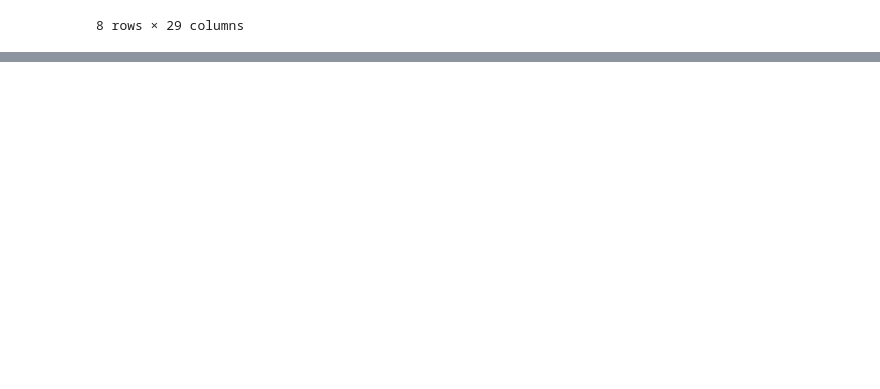
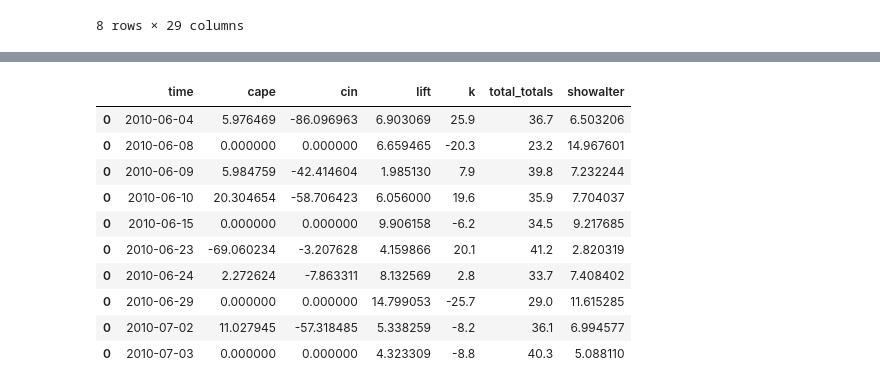
Before and after one commit to NietoCurcio/atmoseer, a Jupyter notebook: notebooks/eda_sounding.ipynb, the cells around one changed output, grey strips where cells are left out. Cells and saved outputs as stored; diff of their text form; code cells hidden in the pictures; blank space fills up the shorter version.

```diff
--- a/notebooks/eda_sounding.ipynb
+++ b/notebooks/eda_sounding.ipynb
@@ -838,0 +955,3 @@ df.describe()
+# %%
+test(df1)
+# %% [output]
@@ -838,0 +968,11 @@ df.describe()
+|  | time | cape | cin | lift | k | total_totals | showalter |
+| 0 | 2010-06-04 | 5.976469 | -86.096963 | 6.903069 | 25.9 | 36.7 | 6.503206 |
+| 0 | 2010-06-08 | 0.000000 | 0.000000 | 6.659465 | -20.3 | 23.2 | 14.967601 |
+| 0 | 2010-06-09 | 5.984759 | -42.414604 | 1.985130 | 7.9 | 39.8 | 7.232244 |
+| 0 | 2010-06-10 | 20.304654 | -58.706423 | 6.056000 | 19.6 | 35.9 | 7.704037 |
+| 0 | 2010-06-15 | 0.000000 | 0.000000 | 9.906158 | -6.2 | 34.5 | 9.217685 |
+| 0 | 2010-06-23 | -69.060234 | -3.207628 | 4.159866 | 20.1 | 41.2 | 2.820319 |
+| 0 | 2010-06-24 | 2.272624 | -7.863311 | 8.132569 | 2.8 | 33.7 | 7.408402 |
+| 0 | 2010-06-29 | 0.000000 | 0.000000 | 14.799053 | -25.7 | 29.0 | 11.615285 |
+| 0 | 2010-07-02 | 11.027945 | -57.318485 | 5.338259 | -8.2 | 36.1 | 6.994577 |
+| 0 | 2010-07-03 | 0.000000 | 0.000000 | 4.323309 | -8.8 | 40.3 | 5.088110 |
```
Also changed, not shown: parts of 8 cells of this notebook, 12 other files.
